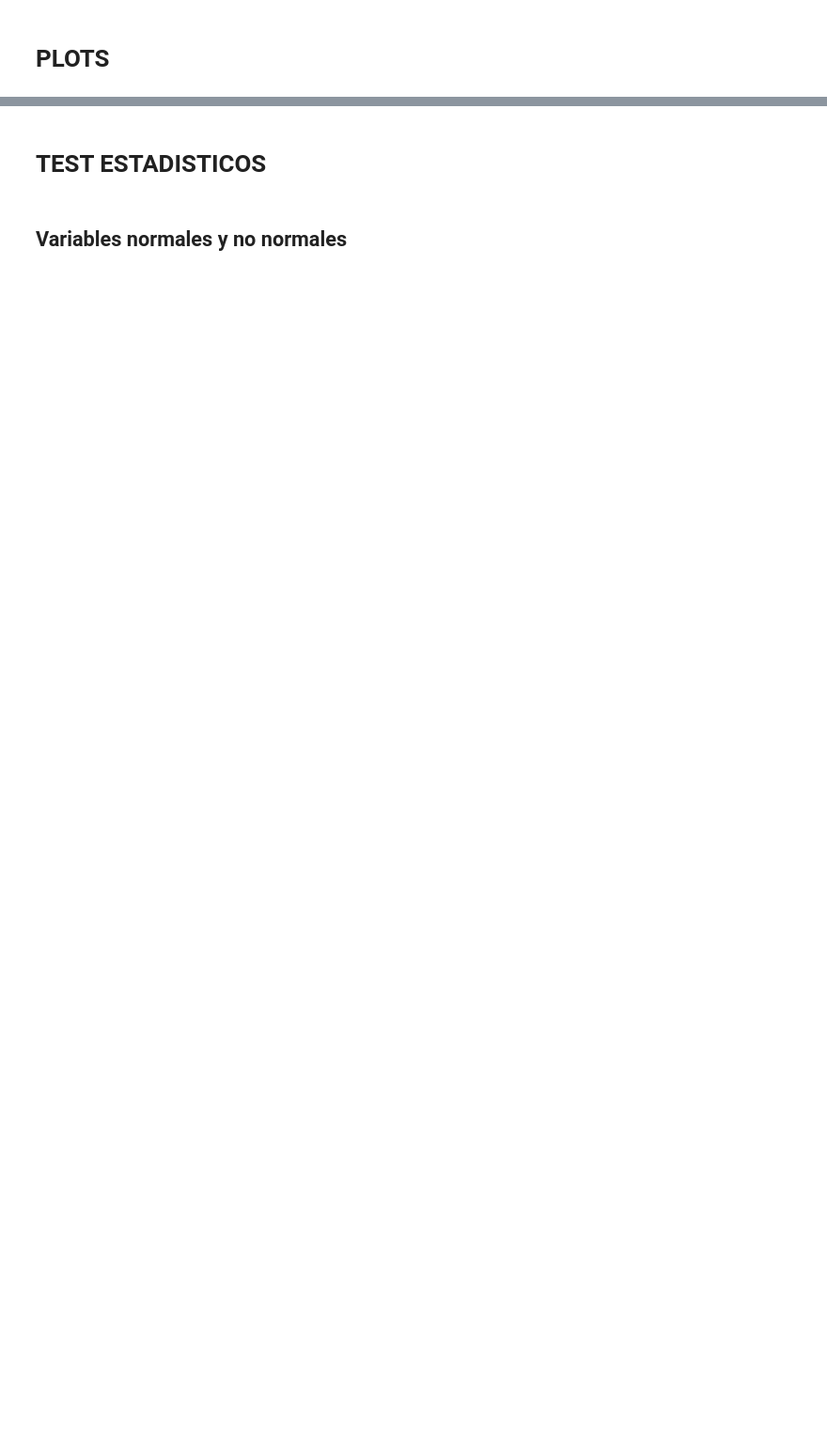
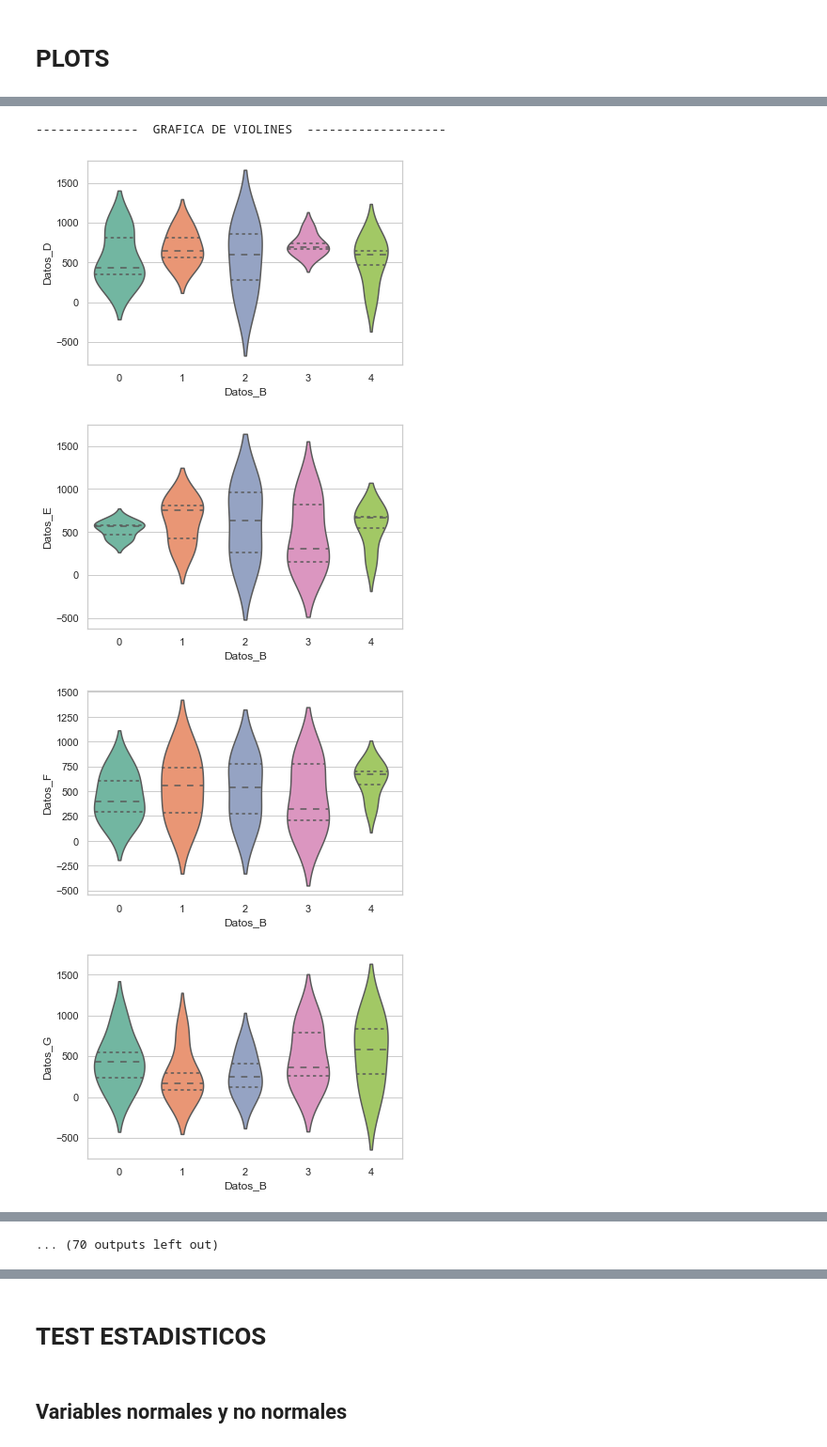
Before and after one commit to 4bm4/cheatsheetDC, a Jupyter notebook: clases.ipynb, the cells around one changed output, grey strips where cells are left out. Shown at 94% size. Cells and saved outputs as stored; diff of their text form; code cells hidden in the pictures; blank space fills up the shorter version.

```diff
--- a/clases.ipynb
+++ b/clases.ipynb
@@ -596,0 +611,8 @@ Datos_B
+# %%
+ejemplo.violines()
+# %% [output]
+--------------  GRAFICA DE VIOLINES  -------------------
+[figure, added]
+[figure, added]
+[figure, added]
+[figure, added]
@@ -597,3 +626,4 @@ Datos_B
+... (70 outputs left out)
 # %%
 ejemplo.plot_normailidad()
 # %% [output]
```
Also changed, not shown: parts of 11 cells of this notebook.
